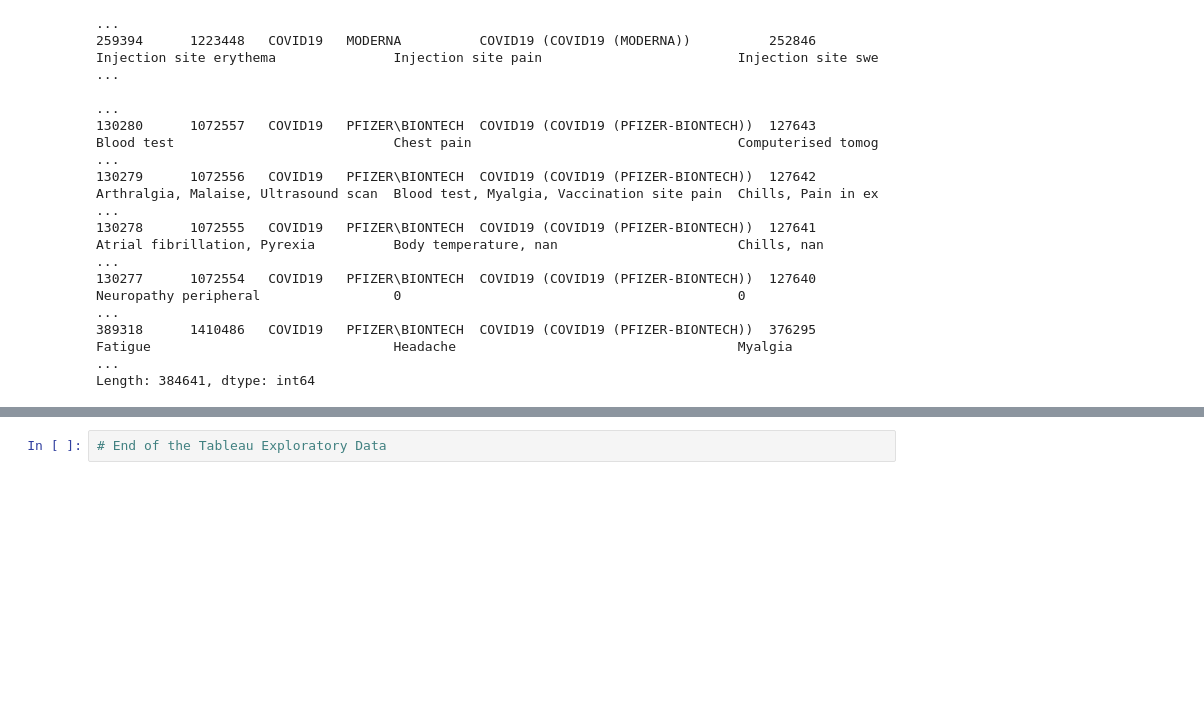
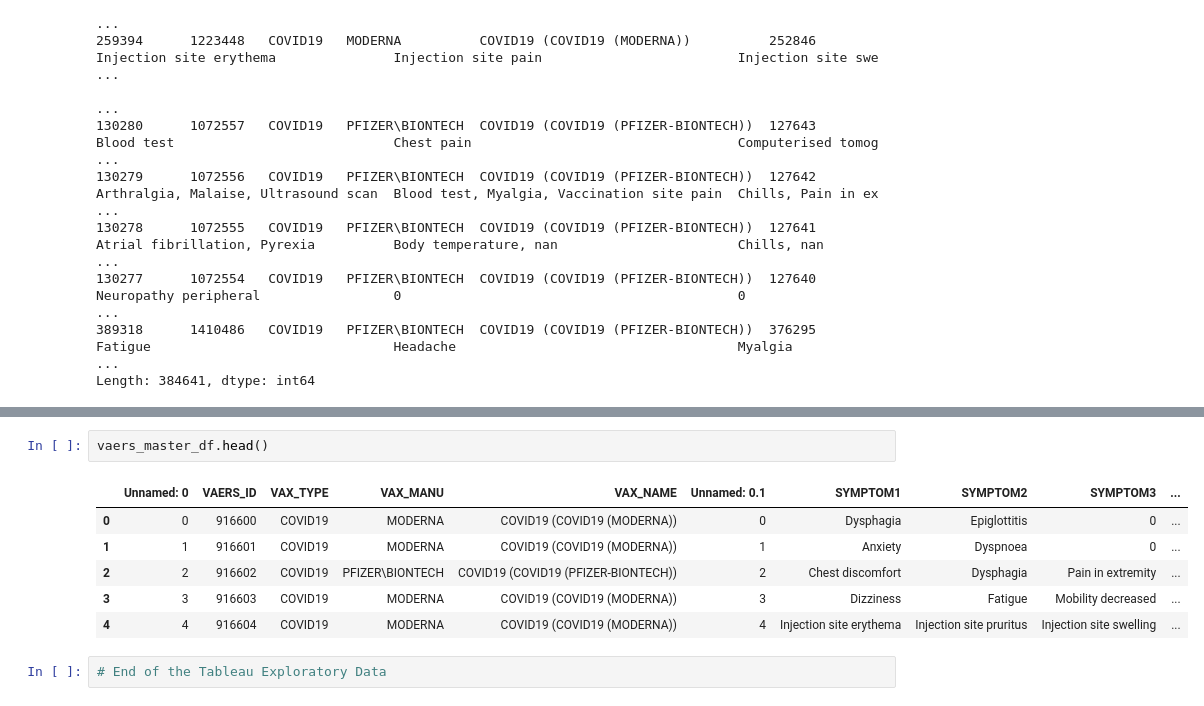
Before and after one commit to jvera01/COVID19_VAERS_ANALYSIS, a Jupyter notebook: Notebooks/VAERS_Tableau_Exploratory_data.ipynb, the cells around one changed output, grey strips where cells are left out. Cells and saved outputs as stored; diff of their text form; blank space fills up the shorter version.

```diff
--- a/Notebooks/VAERS_Tableau_Exploratory_data.ipynb
+++ b/Notebooks/VAERS_Tableau_Exploratory_data.ipynb
@@ -225,2 +271,11 @@ Length: 384641, dtype: int64
+# %%
+vaers_master_df.head()
+# %% [output]
+|  | Unnamed: 0 | VAERS_ID | VAX_TYPE | VAX_MANU | VAX_NAME | Unnamed: 0.1 | SYMPTOM1 | SYMPTOM2 | SYMPTOM3 | ... |
+| 0 | 0 | 916600 | COVID19 | MODERNA | COVID19 (COVID19 (MODERNA)) | 0 | Dysphagia | Epiglottitis | 0 | ... |
+| 1 | 1 | 916601 | COVID19 | MODERNA | COVID19 (COVID19 (MODERNA)) | 1 | Anxiety | Dyspnoea | 0 | ... |
+| 2 | 2 | 916602 | COVID19 | PFIZER\BIONTECH | COVID19 (COVID19 (PFIZER-BIONTECH)) | 2 | Chest discomfort | Dysphagia | Pain in extremity | ... |
+| 3 | 3 | 916603 | COVID19 | MODERNA | COVID19 (COVID19 (MODERNA)) | 3 | Dizziness | Fatigue | Mobility decreased | ... |
+| 4 | 4 | 916604 | COVID19 | MODERNA | COVID19 (COVID19 (MODERNA)) | 4 | Injection site erythema | Injection site pruritus | Injection site swelling | ... |
 # %%
 # End of the Tableau Exploratory Data
```
Also changed, not shown: parts of 5 cells of this notebook.
